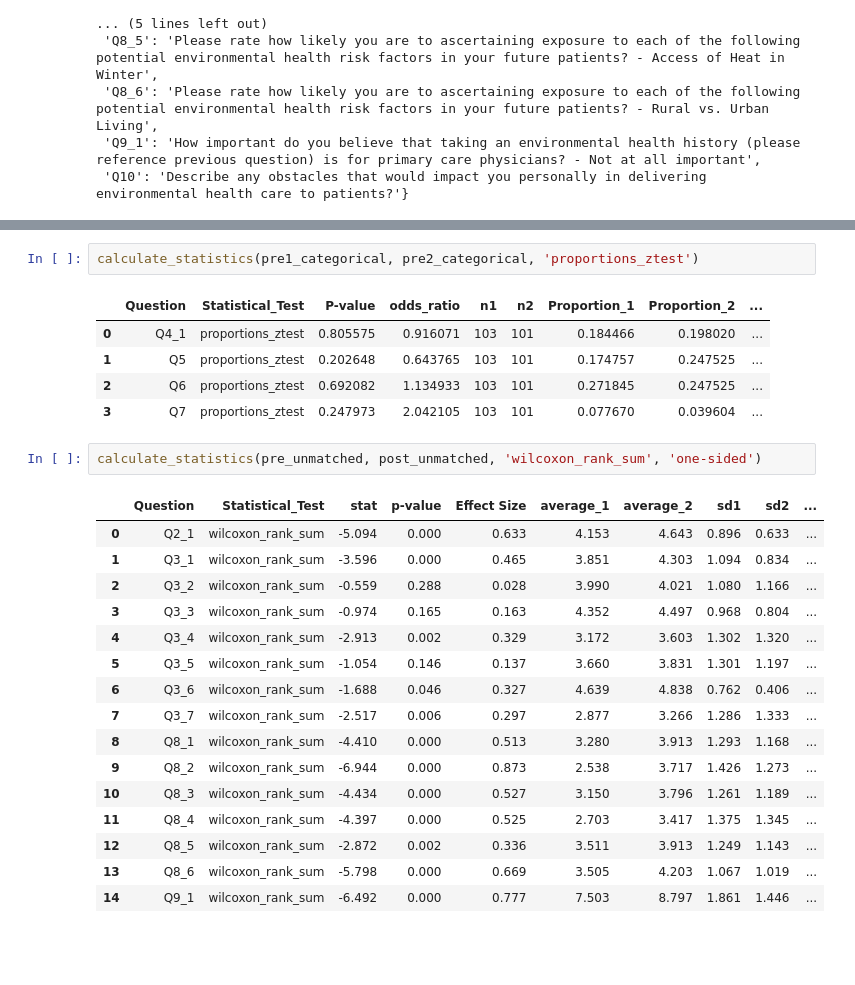
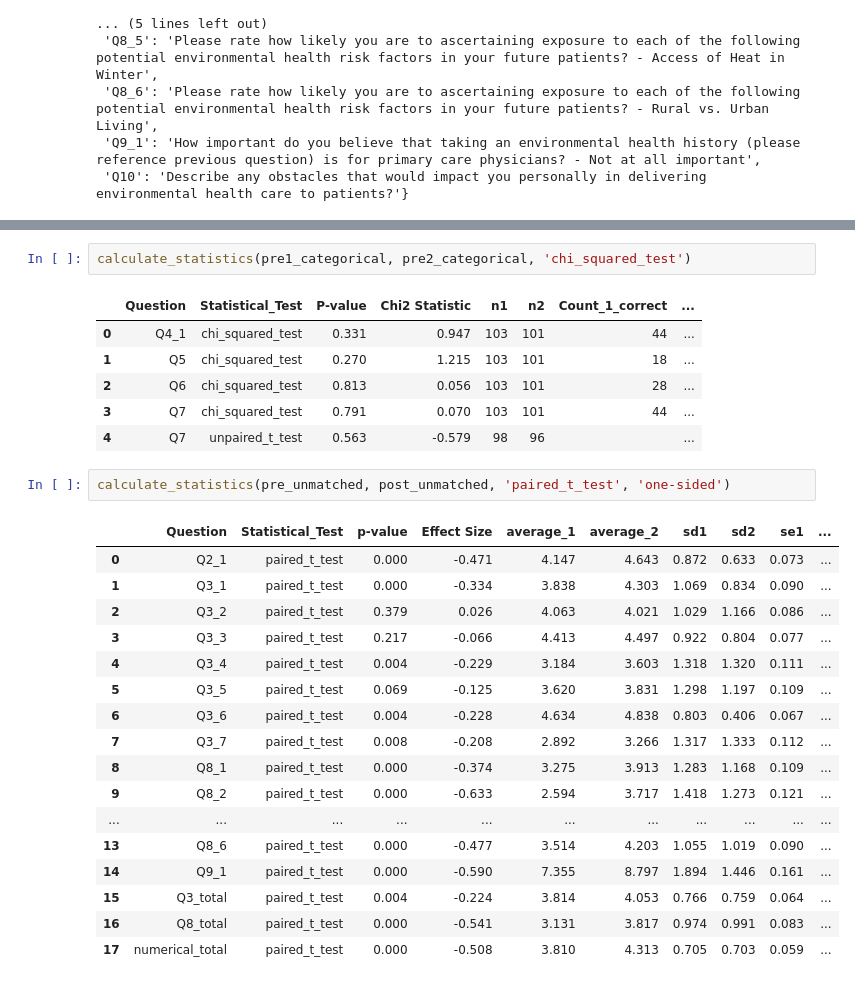
Before and after one commit to MichaelKasper1/Env_Health_Lecture_Statistics, a Jupyter notebook: data_analysis.ipynb, the cells around one changed output, grey strips where cells are left out. Saved outputs shown, nothing was run; the diff lists cells and outputs as text; blank space fills up the shorter version.

```diff
--- a/data_analysis.ipynb
+++ b/data_analysis.ipynb
@@ -352,27 +558,29 @@ calculate_statistics(pre1, pre2, 'wilcoxon_rank_sum')
 # %%
-calculate_statistics(pre1_categorical, pre2_categorical, 'proportions_ztest')
+calculate_statistics(pre1_categorical, pre2_categorical, 'chi_squared_test')
 # %% [output]
-|  | Question | Statistical_Test | P-value | odds_ratio | n1 | n2 | Proportion_1 | Proportion_2 | ... |
-| 0 | Q4_1 | proportions_ztest | 0.805575 | 0.916071 | 103 | 101 | 0.184466 | 0.198020 | ... |
-| 1 | Q5 | proportions_ztest | 0.202648 | 0.643765 | 103 | 101 | 0.174757 | 0.247525 | ... |
-| 2 | Q6 | proportions_ztest | 0.692082 | 1.134933 | 103 | 101 | 0.271845 | 0.247525 | ... |
-| 3 | Q7 | proportions_ztest | 0.247973 | 2.042105 | 103 | 101 | 0.077670 | 0.039604 | ... |
+|  | Question | Statistical_Test | P-value | Chi2 Statistic | n1 | n2 | Count_1_correct | ... |
+| 0 | Q4_1 | chi_squared_test | 0.331 | 0.947 | 103 | 101 | 44 | ... |
+| 1 | Q5 | chi_squared_test | 0.270 | 1.215 | 103 | 101 | 18 | ... |
+| 2 | Q6 | chi_squared_test | 0.813 | 0.056 | 103 | 101 | 28 | ... |
+| 3 | Q7 | chi_squared_test | 0.791 | 0.070 | 103 | 101 | 44 | ... |
+| 4 | Q7 | unpaired_t_test | 0.563 | -0.579 | 98 | 96 |  | ... |
 # %%
-calculate_statistics(pre_unmatched, post_unmatched, 'wilcoxon_rank_sum', 'one-sided')
+calculate_statistics(pre_unmatched, post_unmatched, 'paired_t_test', 'one-sided')
 # %% [output]
-|  | Question | Statistical_Test | stat | p-value | Effect Size | average_1 | average_2 | sd1 | sd2 | ... |
-| 0 | Q2_1 | wilcoxon_rank_sum | -5.094 | 0.000 | 0.633 | 4.153 | 4.643 | 0.896 | 0.633 | ... |
-| 1 | Q3_1 | wilcoxon_rank_sum | -3.596 | 0.000 | 0.465 | 3.851 | 4.303 | 1.094 | 0.834 | ... |
-| 2 | Q3_2 | wilcoxon_rank_sum | -0.559 | 0.288 | 0.028 | 3.990 | 4.021 | 1.080 | 1.166 | ... |
-| 3 | Q3_3 | wilcoxon_rank_sum | -0.974 | 0.165 | 0.163 | 4.352 | 4.497 | 0.968 | 0.804 | ... |
-| 4 | Q3_4 | wilcoxon_rank_sum | -2.913 | 0.002 | 0.329 | 3.172 | 3.603 | 1.302 | 1.320 | ... |
-| 5 | Q3_5 | wilcoxon_rank_sum | -1.054 | 0.146 | 0.137 | 3.660 | 3.831 | 1.301 | 1.197 | ... |
-| 6 | Q3_6 | wilcoxon_rank_sum | -1.688 | 0.046 | 0.327 | 4.639 | 4.838 | 0.762 | 0.406 | ... |
-| 7 | Q3_7 | wilcoxon_rank_sum | -2.517 | 0.006 | 0.297 | 2.877 | 3.266 | 1.286 | 1.333 | ... |
-| 8 | Q8_1 | wilcoxon_rank_sum | -4.410 | 0.000 | 0.513 | 3.280 | 3.913 | 1.293 | 1.168 | ... |
-| 9 | Q8_2 | wilcoxon_rank_sum | -6.944 | 0.000 | 0.873 | 2.538 | 3.717 | 1.426 | 1.273 | ... |
-| 10 | Q8_3 | wilcoxon_rank_sum | -4.434 | 0.000 | 0.527 | 3.150 | 3.796 | 1.261 | 1.189 | ... |
-| 11 | Q8_4 | wilcoxon_rank_sum | -4.397 | 0.000 | 0.525 | 2.703 | 3.417 | 1.375 | 1.345 | ... |
-| 12 | Q8_5 | wilcoxon_rank_sum | -2.872 | 0.002 | 0.336 | 3.511 | 3.913 | 1.249 | 1.143 | ... |
-| 13 | Q8_6 | wilcoxon_rank_sum | -5.798 | 0.000 | 0.669 | 3.505 | 4.203 | 1.067 | 1.019 | ... |
-| 14 | Q9_1 | wilcoxon_rank_sum | -6.492 | 0.000 | 0.777 | 7.503 | 8.797 | 1.861 | 1.446 | ... |
+|  | Question | Statistical_Test | p-value | Effect Size | average_1 | average_2 | sd1 | sd2 | se1 | ... |
+| 0 | Q2_1 | paired_t_test | 0.000 | -0.471 | 4.147 | 4.643 | 0.872 | 0.633 | 0.073 | ... |
+| 1 | Q3_1 | paired_t_test | 0.000 | -0.334 | 3.838 | 4.303 | 1.069 | 0.834 | 0.090 | ... |
+| 2 | Q3_2 | paired_t_test | 0.379 | 0.026 | 4.063 | 4.021 | 1.029 | 1.166 | 0.086 | ... |
+| 3 | Q3_3 | paired_t_test | 0.217 | -0.066 | 4.413 | 4.497 | 0.922 | 0.804 | 0.077 | ... |
+| 4 | Q3_4 | paired_t_test | 0.004 | -0.229 | 3.184 | 3.603 | 1.318 | 1.320 | 0.111 | ... |
+| 5 | Q3_5 | paired_t_test | 0.069 | -0.125 | 3.620 | 3.831 | 1.298 | 1.197 | 0.109 | ... |
+| 6 | Q3_6 | paired_t_test | 0.004 | -0.228 | 4.634 | 4.838 | 0.803 | 0.406 | 0.067 | ... |
+| 7 | Q3_7 | paired_t_test | 0.008 | -0.208 | 2.892 | 3.266 | 1.317 | 1.333 | 0.112 | ... |
+| 8 | Q8_1 | paired_t_test | 0.000 | -0.374 | 3.275 | 3.913 | 1.283 | 1.168 | 0.109 | ... |
+| 9 | Q8_2 | paired_t_test | 0.000 | -0.633 | 2.594 | 3.717 | 1.418 | 1.273 | 0.121 | ... |
+| ... | ... | ... | ... | ... | ... | ... | ... | ... | ... | ... |
+| 13 | Q8_6 | paired_t_test | 0.000 | -0.477 | 3.514 | 4.203 | 1.055 | 1.019 | 0.090 | ... |
+| 14 | Q9_1 | paired_t_test | 0.000 | -0.590 | 7.355 | 8.797 | 1.894 | 1.446 | 0.161 | ... |
+| 15 | Q3_total | paired_t_test | 0.004 | -0.224 | 3.814 | 4.053 | 0.766 | 0.759 | 0.064 | ... |
+| 16 | Q8_total | paired_t_test | 0.000 | -0.541 | 3.131 | 3.817 | 0.974 | 0.991 | 0.083 | ... |
+| 17 | numerical_total | paired_t_test | 0.000 | -0.508 | 3.810 | 4.313 | 0.705 | 0.703 | 0.059 | ... |
```
Also changed, not shown: parts of 15 cells of this notebook, 10 other files.
